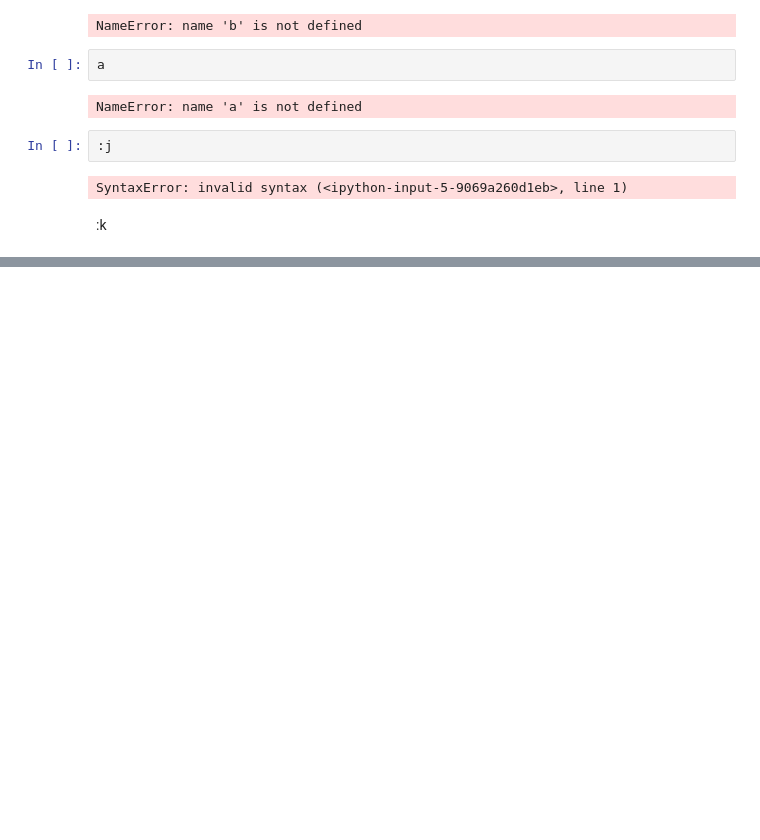
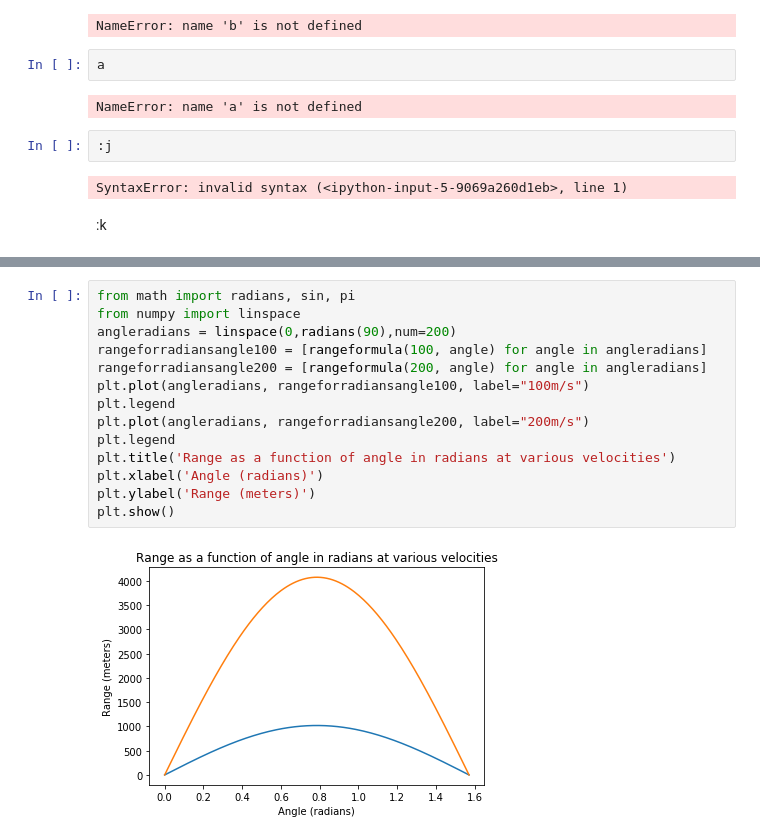
Before and after one commit to JamesRoth/datascience, a Jupyter notebook: Ballistics.ipynb, the cells around one changed output, grey strips where cells are left out. Saved outputs shown, nothing was run; the diff lists cells and outputs as text; blank space fills up the shorter version.

```diff
--- a/Ballistics.ipynb
+++ b/Ballistics.ipynb
@@ -48,0 +52,16 @@ Do you want to add a hyperlink? How about the documentation for markdown at [Dar
+# %%
+from math import radians, sin, pi
+from numpy import linspace
+angleradians = linspace(0,radians(90),num=200)
+rangeforradiansangle100 = [rangeformula(100, angle) for angle in angleradians]
+rangeforradiansangle200 = [rangeformula(200, angle) for angle in angleradians]
+plt.plot(angleradians, rangeforradiansangle100, label="100m/s")
+plt.legend
+plt.plot(angleradians, rangeforradiansangle200, label="200m/s")
+plt.legend
+plt.title('Range as a function of angle in radians at various velocities')
+plt.xlabel('Angle (radians)')
+plt.ylabel('Range (meters)')
+plt.show()
+# %% [output]
+[figure, added]
```
Also changed, not shown: parts of 12 cells of this notebook.
